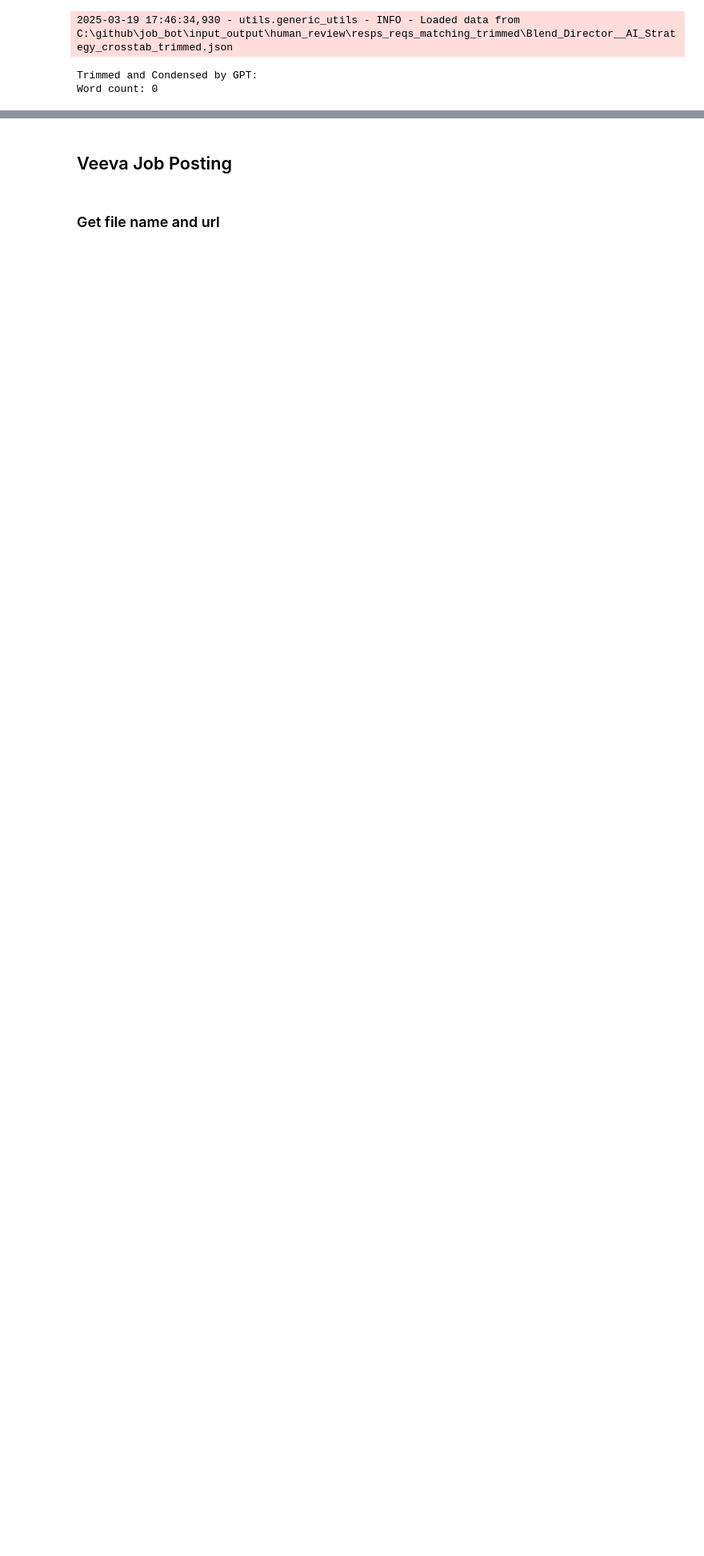
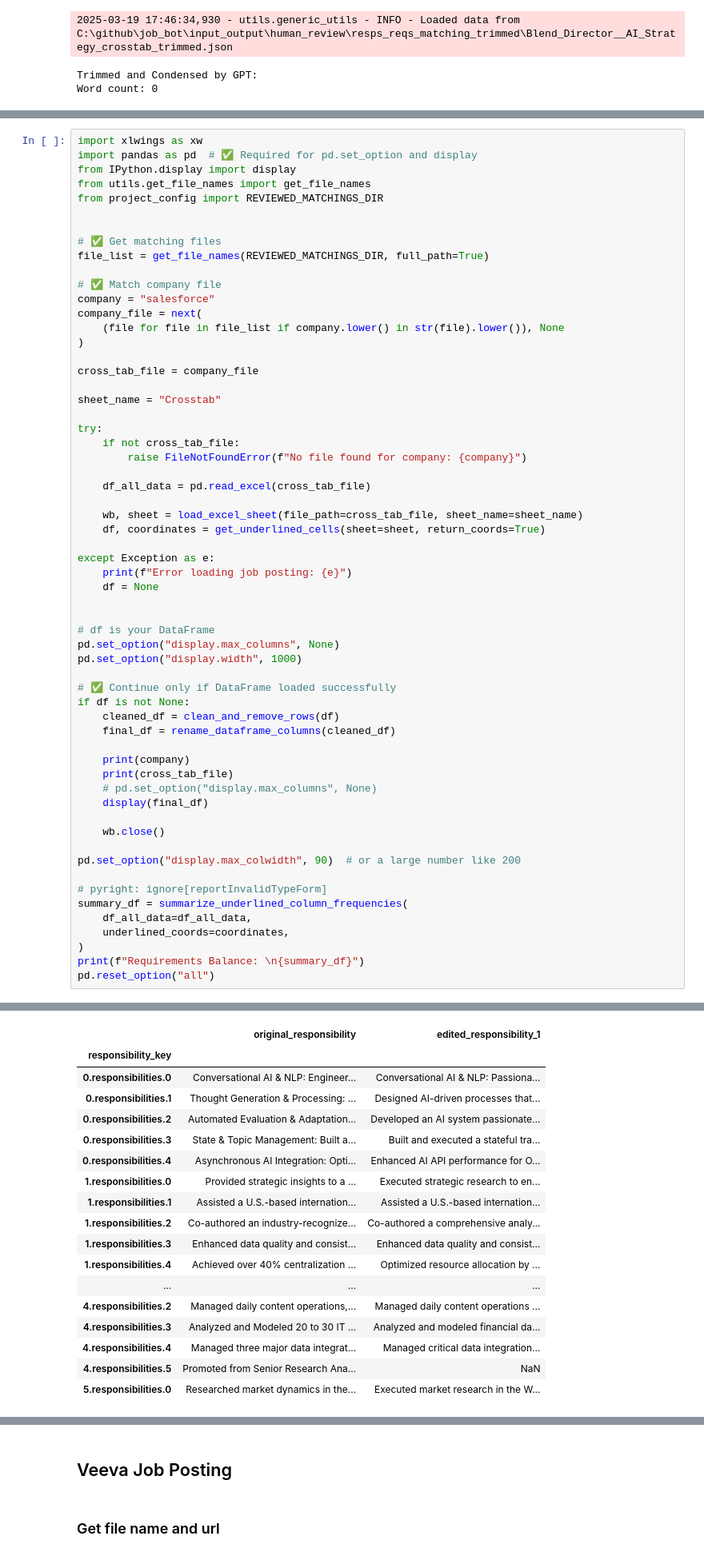
Before and after one commit to xfzhang823/job_bot, a Jupyter notebook: src/resume_editing.ipynb, the cells around one changed output, grey strips where cells are left out. Shown at 80% size. Saved outputs shown, nothing was run; the diff lists cells and outputs as text; blank space fills up the shorter version.

```diff
--- a/src/resume_editing.ipynb
+++ b/src/resume_editing.ipynb
@@ -2142,0 +2215,61 @@ Word count: 0
+# %%
+import xlwings as xw
+import pandas as pd  # ✅ Required for pd.set_option and display
+from IPython.display import display
+from utils.get_file_names import get_file_names
+from project_config import REVIEWED_MATCHINGS_DIR
+
+
+# ✅ Get matching files
+file_list = get_file_names(REVIEWED_MATCHINGS_DIR, full_path=True)
+
+# ✅ Match company file
+company = "salesforce"
+company_file = next(
+    (file for file in file_list if company.lower() in str(file).lower()), None
+)
+
+cross_tab_file = company_file
+
+sheet_name = "Crosstab"
+
+try:
+    if not cross_tab_file:
+        raise FileNotFoundError(f"No file found for company: {company}")
+
+    df_all_data = pd.read_excel(cross_tab_file)
+
+    wb, sheet = load_excel_sheet(file_path=cross_tab_file, sheet_name=sheet_name)
+    df, coordinates = get_underlined_cells(sheet=sheet, return_coords=True)
+
+except Exception as e:
+    print(f"Error loading job posting: {e}")
+    df = None
+
+
+# df is your DataFrame
+pd.set_option("display.max_columns", None)
+pd.set_option("display.width", 1000)
+
+# ✅ Continue only if DataFrame loaded successfully
+if df is not None:
+    cleaned_df = clean_and_remove_rows(df)
+    final_df = rename_dataframe_columns(cleaned_df)
+
+    print(company)
+    print(cross_tab_file)
+    # pd.set_option("display.max_columns", None)
+    display(final_df)
+
+    wb.close()
+
+pd.set_option("display.max_colwidth", 90)  # or a large number like 200
+
+# pyright: ignore[reportInvalidTypeForm]
+summary_df = summarize_underlined_column_frequencies(
+    df_all_data=df_all_data,
+    underlined_coords=coordinates,
+)
+print(f"Requirements Balance: \n{summary_df}")
+pd.reset_option("all")
+# %% [output]
@@ -2142,0 +2278,18 @@ Word count: 0
+|  | original_responsibility | edited_responsibility_1 |
+| responsibility_key |  |  |
+| 0.responsibilities.0 | Conversational AI & NLP: Engineer... | Conversational AI & NLP: Passiona... |
+| 0.responsibilities.1 | Thought Generation & Processing: ... | Designed AI-driven processes that... |
+| 0.responsibilities.2 | Automated Evaluation & Adaptation... | Developed an AI system passionate... |
+| 0.responsibilities.3 | State & Topic Management: Built a... | Built and executed a stateful tra... |
+| 0.responsibilities.4 | Asynchronous AI Integration: Opti... | Enhanced AI API performance for O... |
+| 1.responsibilities.0 | Provided strategic insights to a ... | Executed strategic research to en... |
+| 1.responsibilities.1 | Assisted a U.S.-based internation... | Assisted a U.S.-based internation... |
+| 1.responsibilities.2 | Co-authored an industry-recognize... | Co-authored a comprehensive analy... |
+| 1.responsibilities.3 | Enhanced data quality and consist... | Enhanced data quality and consist... |
+| 1.responsibilities.4 | Achieved over 40% centralization ... | Optimized resource allocation by ... |
+| ... | ... | ... |
+| 4.responsibilities.2 | Managed daily content operations,... | Managed daily content operations ... |
+| 4.responsibilities.3 | Analyzed and Modeled 20 to 30 IT ... | Analyzed and modeled financial da... |
+| 4.responsibilities.4 | Managed three major data integrat... | Managed critical data integration... |
+| 4.responsibilities.5 | Promoted from Senior Research Ana... | NaN |
+| 5.responsibilities.0 | Researched market dynamics in the... | Executed market research in the W... |
```
Also changed, not shown: parts of 18 cells of this notebook, 11 other files.
